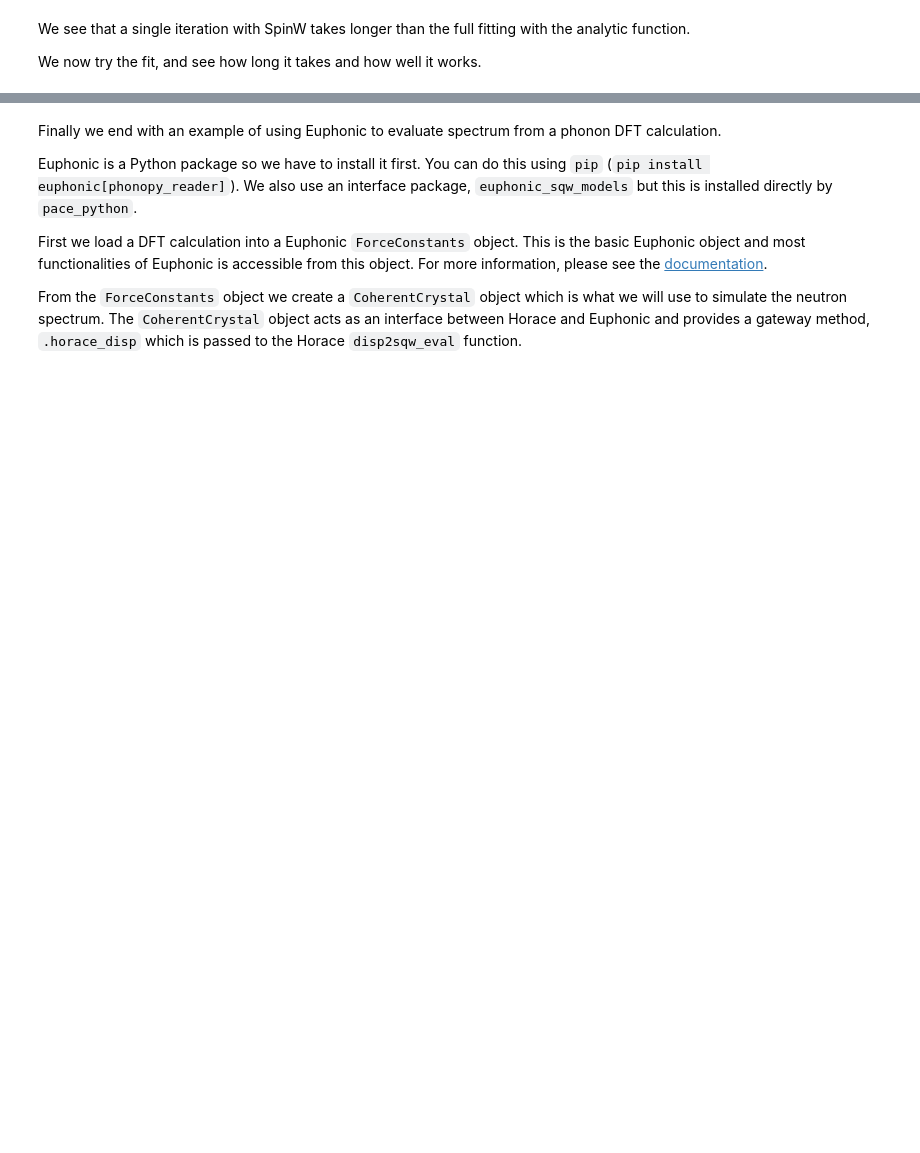
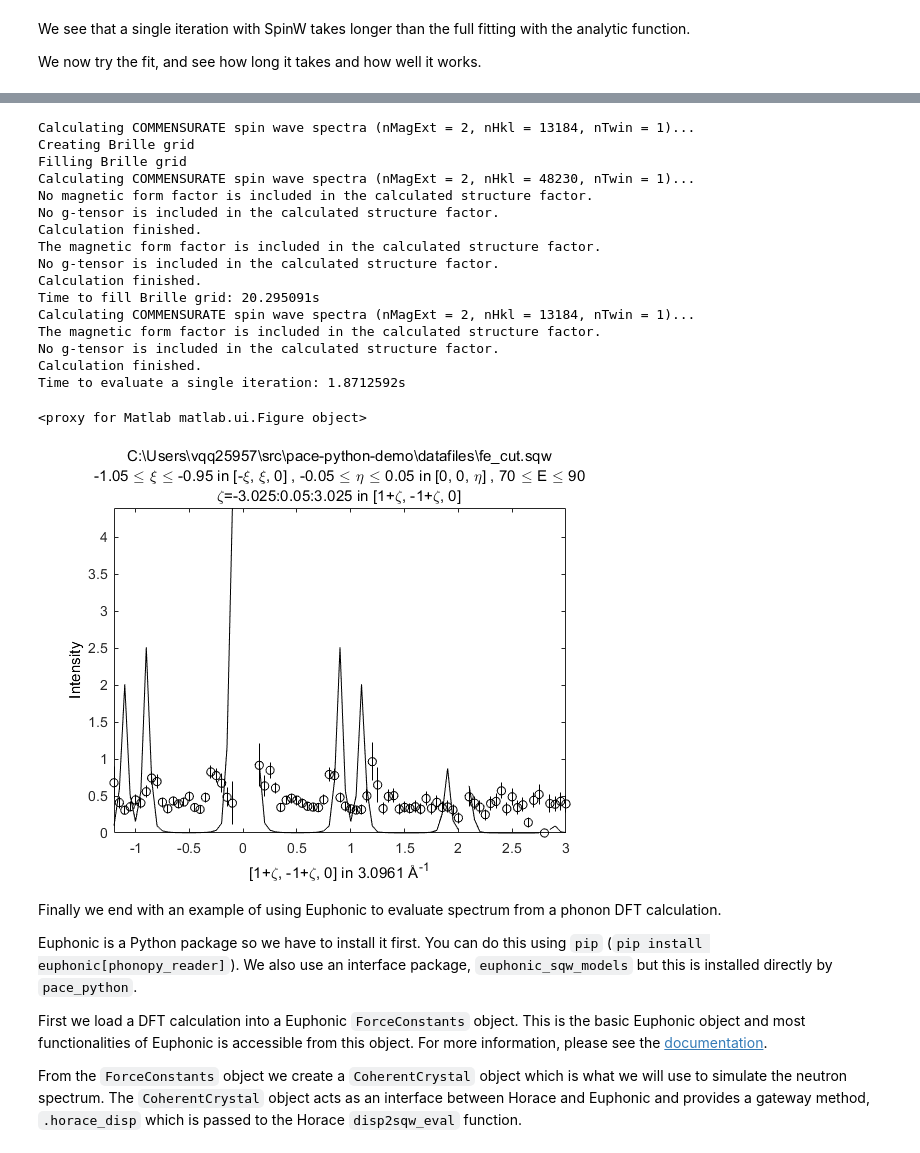
Before and after one commit to pace-neutrons/pace-python-demo, a Jupyter notebook: demo.ipynb, the cells around one changed output, grey strips where cells are left out. Saved outputs shown, nothing was run; the diff lists cells and outputs as text; code cells hidden in the pictures; blank space fills up the shorter version.

```diff
--- a/demo.ipynb
+++ b/demo.ipynb
@@ -339,3 +361,50 @@ Time for SpinW fit = 16.162101s
+# %%
+# Run through it again using Brille
+cpars = ['mat', ['J1', 'D(3,3)'], 'hermit', False, 'optmem', 1,
+         'useFast', False, 'resfun', 'sho', 'formfact', True, 'use_brille', True];
+
+kk = m.multifit_sqw(w_fe)
+kk = kk.set_fun (fe.horace_sqw, [[J, D, gam, temp, amp]]+cpars)
+kk = kk.set_free ([1, 0, 1, 0, 1]);
+kk = kk.set_bfun (linear_bg, [0.1,0]);
+kk = kk.set_bfree ([1,0]);
+kk = kk.set_options ('list',2);
+
+# Time a single iteration
+m.tic()
+wsim = kk.simulate('comp');
+t_spinw_fill = m.toc();
+
+print(f'Time to fill Brille grid: {t_spinw_fill}s')
+
+m.tic()
+wsim = kk.simulate('comp');
+t_spinw_single = m.toc();
+
+print(f'Time to evaluate a single iteration: {t_spinw_single}s')
+
+m.acolor('k')
+m.plot(w_fe)
+m.pl(wsim['fore'])
+# %% [output]
+Calculating COMMENSURATE spin wave spectra (nMagExt = 2, nHkl = 13184, nTwin = 1)...
+Creating Brille grid
+Filling Brille grid
+Calculating COMMENSURATE spin wave spectra (nMagExt = 2, nHkl = 48230, nTwin = 1)...
+No magnetic form factor is included in the calculated structure factor.
+No g-tensor is included in the calculated structure factor.
+Calculation finished.
+The magnetic form factor is included in the calculated structure factor.
+No g-tensor is included in the calculated structure factor.
+Calculation finished.
+Time to fill Brille grid: 20.295091s
+Calculating COMMENSURATE spin wave spectra (nMagExt = 2, nHkl = 13184, nTwin = 1)...
+The magnetic form factor is included in the calculated structure factor.
+No g-tensor is included in the calculated structure factor.
+Calculation finished.
+Time to evaluate a single iteration: 1.8712592s
+<proxy for Matlab matlab.ui.Figure object>
+[figure, added]
 # %% [markdown]
 Finally we end with an example of using Euphonic to evaluate spectrum from a phonon DFT calculation.
 
```
Also changed, not shown: parts of 12 cells of this notebook.
